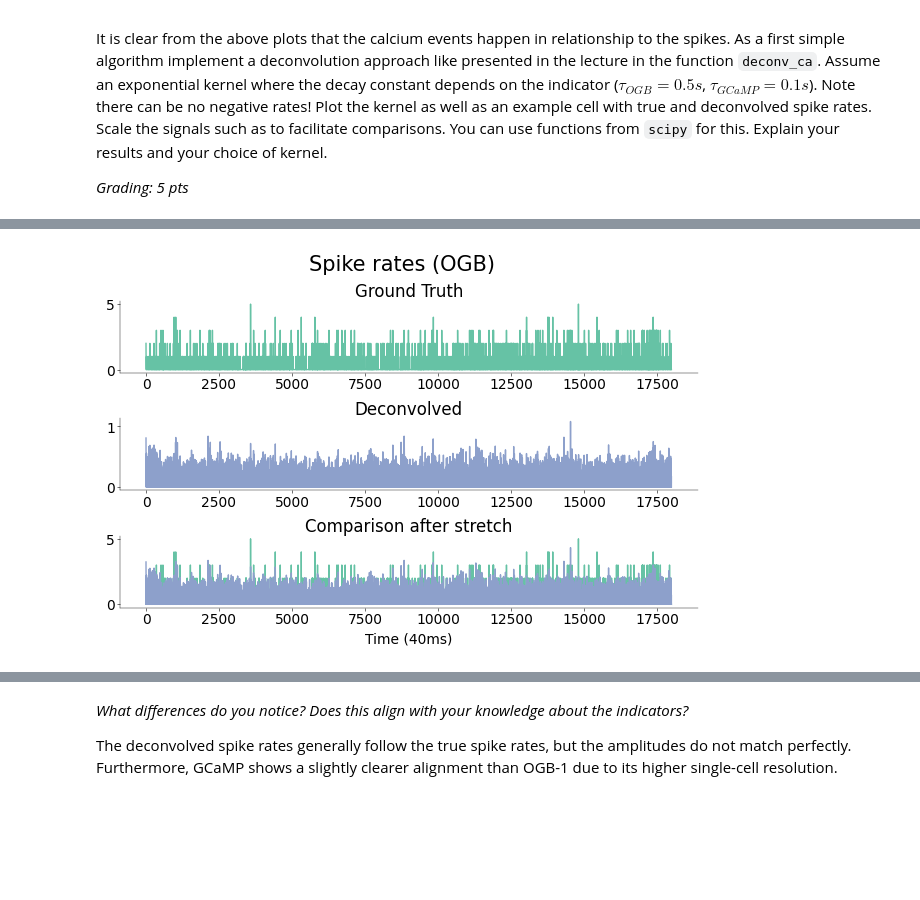
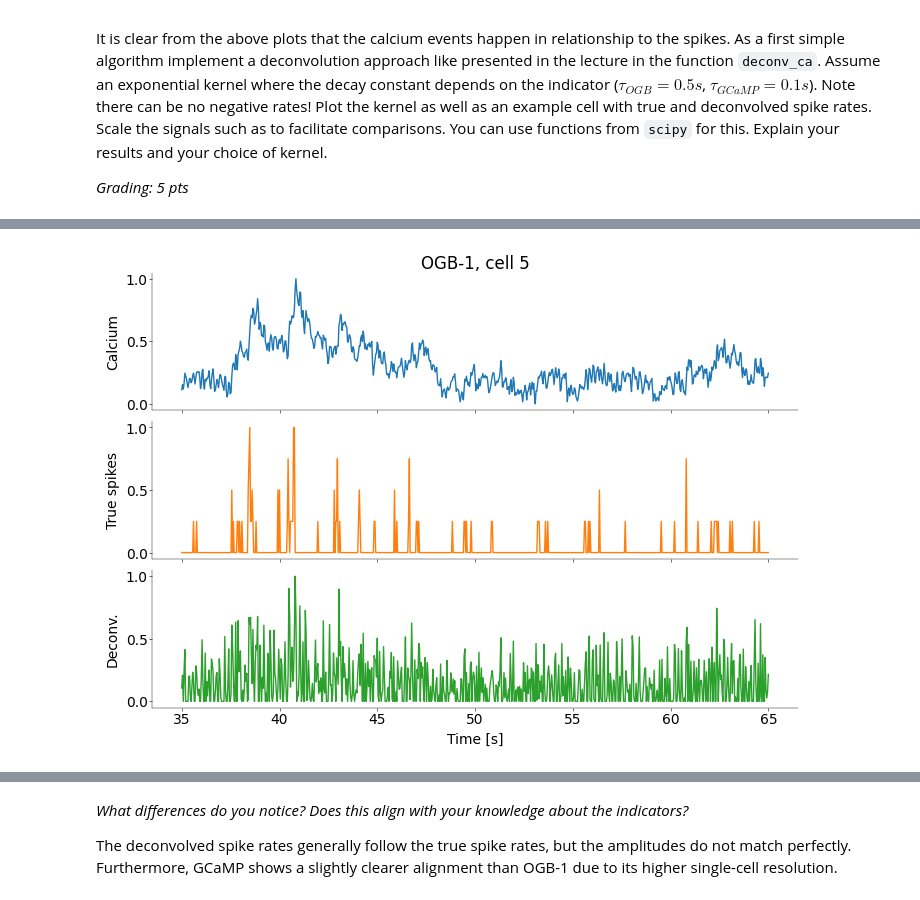
Before and after one commit to ZhidongZhang96/Course_NeuralDataScience_SS26, a Jupyter notebook: notebooks/CodingLab3.ipynb, the cells around one changed output, grey strips where cells are left out. Saved outputs shown, nothing was run; the diff lists cells and outputs as text; code cells hidden in the pictures; blank space fills up the shorter version.

```diff
--- a/notebooks/CodingLab3.ipynb
+++ b/notebooks/CodingLab3.ipynb
@@ -180,6 +188,7 @@ def deconv_ca(ca: np.ndarray, tau: float, dt: float) -> np.ndarray:
     # --------------------------------------------
     kernel_length = int(5 * tau / dt)  # sufficiently long for convergence
     kernel = np.exp(-np.arange(kernel_length) * dt / tau)  # exp(-t/tau)
+    kernel = kernel / kernel.sum()
 
     # pad the calcium signal to avoid edge effects during deconvolution
     pad_width = len(kernel) - 1
@@ -236,41 +247,69 @@ As $\tau_{GCaMP}= 0.1 s < \tau_{OGB}= 0.5 s$, the kernel of GCaMP is more abrupt
 # about the indicators? (2 pts)
 # ----------------------------------------------------------------------
 
-# OGB Cell
-fig, axs = plt.subplots(
-    3, 1, figsize=(6, 4), height_ratios=[1, 1, 1], gridspec_kw=dict(hspace=0)
-)
-ogb_spikes_deconv = deconv_ca(ogb_calcium_5, tau_ogb, dt)
 
-fig.suptitle("Spike rates (OGB)", fontsize=15)
-axs[0].plot(ogb_spikes_5, color=colors[0])  # true spike rates
-axs[0].set_title("Ground Truth")
-axs[1].plot(
-    ogb_spikes_deconv, color=algo_palette["Deconvolution"]
-)  # deconvolved spike rates
-axs[1].set_title("Deconvolved")
-
-axs[2].plot(ogb_spikes_5, color=colors[0])
-axs[2].plot(ogb_spikes_deconv * 4, color=algo_palette["Deconvolution"])
-axs[2].set_title("Comparison after stretch")
-axs[2].set_xlabel("Time (40ms)")
+def normalize(x):
+    x = np.asarray(x)
+    if np.nanmax(x) == np.nanmin(x):
+        return x
+    return (x - np.nanmin(x)) / (np.nanmax(x) - np.nanmin(x))
 
 
-# GCamp Cell
-fig, axs = plt.subplots(
-    3, 1, figsize=(6, 4), height_ratios=[1, 1, 1], gridspec_kw=dict(hspace=0)
+def plot_deconv_comparison(t, ca, sp, tau, title, start, stop):
+    sp_hat = deconv_ca(ca, tau=tau, dt=dt)
+
+    n = min(len(t), len(ca), len(sp), len(sp_hat))
+    t = t[:n]
+    ca = ca[:n]
+    sp = sp[:n]
+    sp_hat = sp_hat[:n]
+
+    true_rate = sp / dt
+
+    mask = (t >= start) & (t <= stop)
+
+    fig, axs = plt.subplots(
+        3,
+        1,
+        figsize=(7, 5),
+        height_ratios=[1, 1, 1],
+        gridspec_kw=dict(hspace=0),
+        sharex=True,
+    )
+
+    axs[0].plot(t[mask], normalize(ca[mask]), color="C0")
+    axs[0].set_ylabel("Calcium")
+    axs[0].set_title(title)
+
+    axs[1].plot(t[mask], normalize(true_rate[mask]), color="C1")
+    axs[1].set_ylabel("True spikes")
+
+    axs[2].plot(t[mask], normalize(sp_hat[mask]), color="C2")
+    axs[2].set_ylabel("Deconv.")
+    axs[2].set_xlabel("Time [s]")
+
+    return fig, axs
+
+
+# OGB Cell
+plot_deconv_comparison(
+    t_ogb,
+    ogb_calcium_5,
+    ogb_spikes_5,
+    tau=0.5,
+    title="OGB-1, cell 5",
+    start=35,
+    stop=65,
 )
-gcamp_spikes_deconv = deconv_ca(gcamp_calcium_6, tau_ogb, dt)
 
-fig.suptitle("Spike rates (GCaMP)", fontsize=15)
-axs[0].plot(gcamp_spikes_6, color=colors[1])  # true spike rates
-axs[0].set_title("Ground Truth")
-axs[1].plot(
-    gcamp_spikes_deconv, color=algo_palette["Deconvolution"]
-)  # deconvolved spike rates
-axs[1].set_title("Deconvolved")
-axs[2].plot(gcamp_spikes_6, color=colors[1])
-axs[2].plot(gcamp_spikes_deconv / 2, color=algo_palette["Deconvolution"])
-axs[2].set_title("Comparison after stretch")
-axs[2].set_xlabel("Time (40ms)")
+# GCaMP Cell
+plot_deconv_comparison(
+    t_gcamp,
+    gcamp_calcium_6,
+    gcamp_spikes_6,
+    tau=0.1,
+    title="GCaMP6f, cell 6",
+    start=45,
+    stop=75,
+)
 # %% [output]
@@ -278 +320 @@ Text(0.5, 0, 'Time (40ms)')
-[figure, old version]
+[figure, new version]
```
Also changed, not shown: parts of 20 cells of this notebook, 1 other file.
